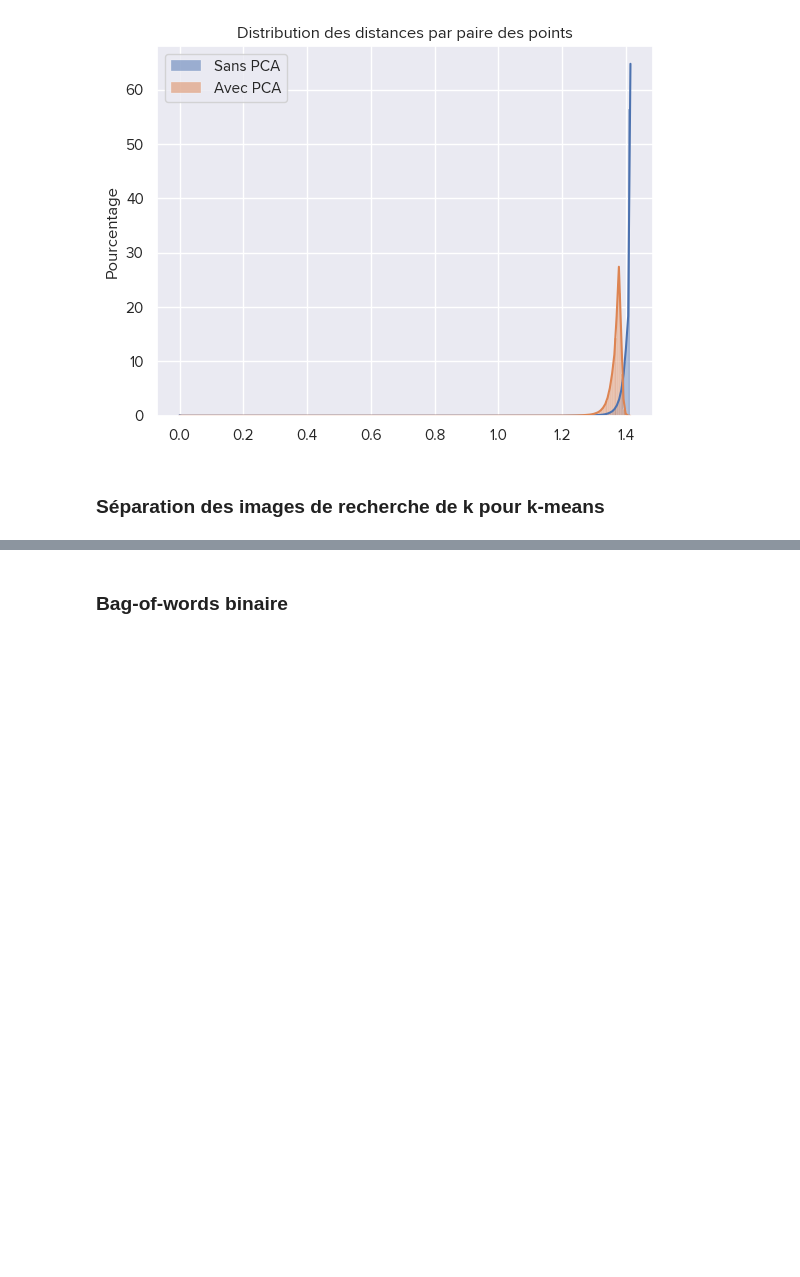
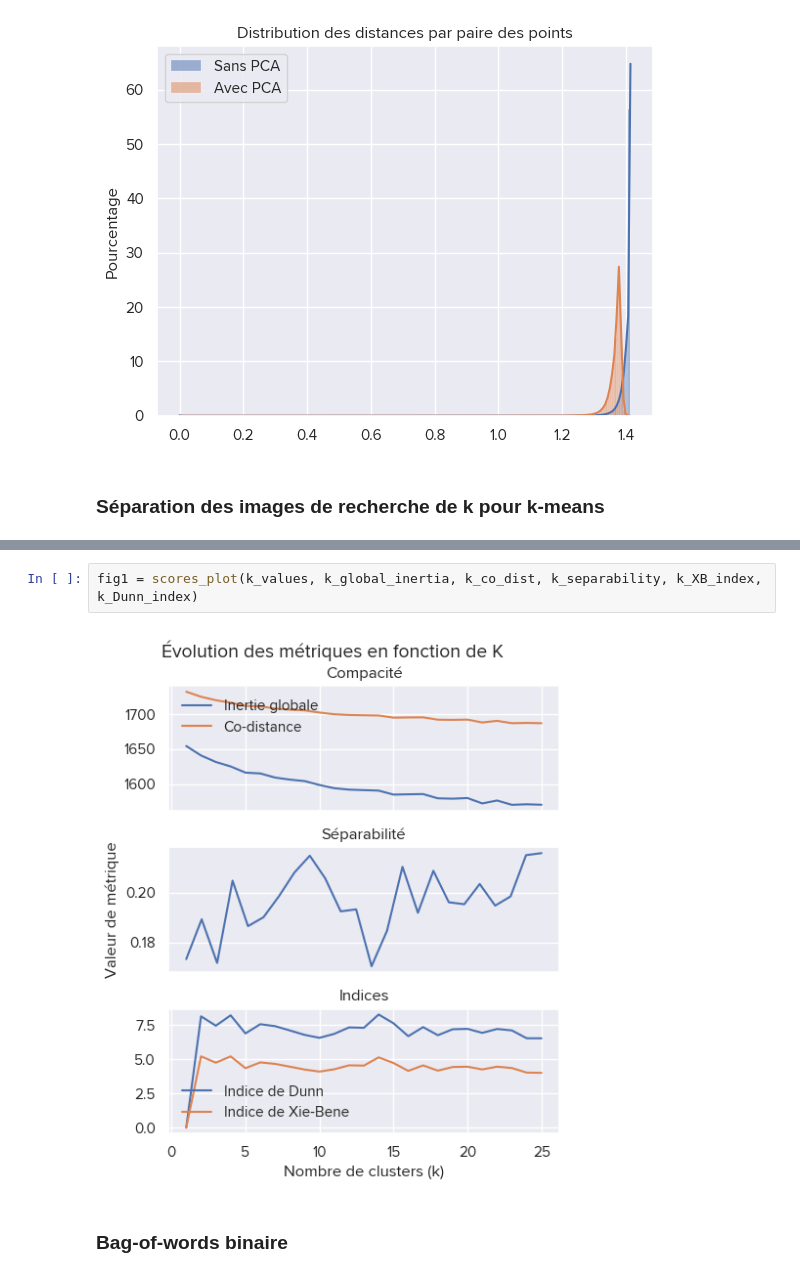
Before and after one commit to BshKatrin/SDD-miniprojet, a Jupyter notebook: miniprojet/extra_plot.ipynb, the cells around one changed output, grey strips where cells are left out. Cells and saved outputs as stored; diff of their text form; blank space fills up the shorter version.

```diff
--- a/miniprojet/extra_plot.ipynb
+++ b/miniprojet/extra_plot.ipynb
@@ -268,6 +294,10 @@ def scores_plot(k_values, k_global_inertia, k_co_dist, k_separability, k_XB_inde
     plt.tight_layout()
 
     return fig
+# %%
+fig1 = scores_plot(k_values, k_global_inertia, k_co_dist, k_separability, k_XB_index, k_Dunn_index)
+# %% [output]
+[figure, added]
 # %% [markdown]
 ### Bag-of-words binaire
 # %%
```
Also changed, not shown: parts of 3 cells of this notebook, 3 other files.
